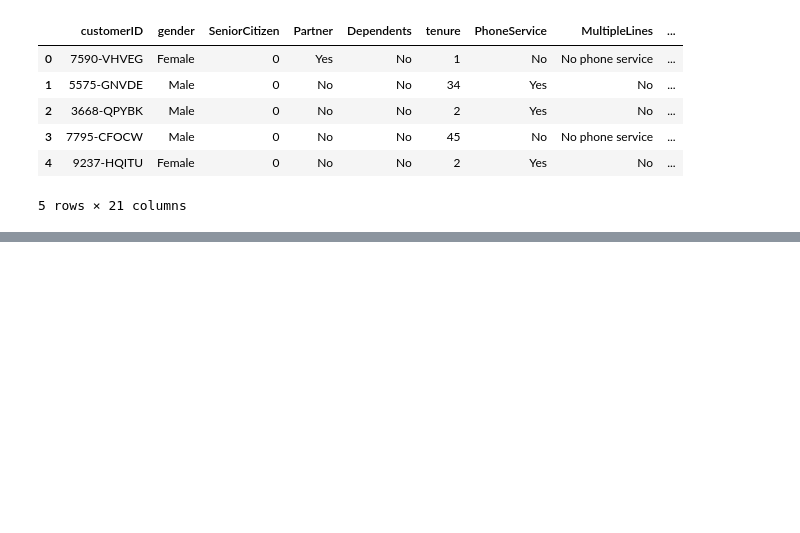
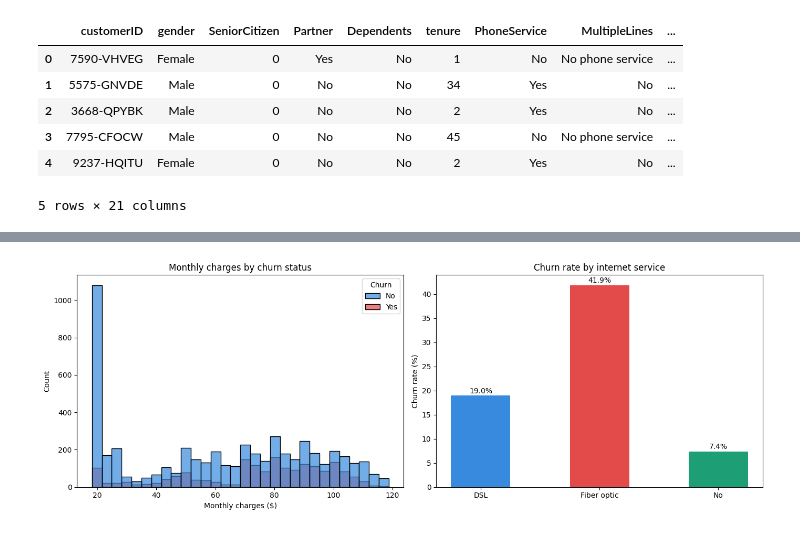
Before and after one commit to beatriceishaku/Customer-Churn-Prediction, a Jupyter notebook: notebooks/01_eda.ipynb, the cells around one changed output, grey strips where cells are left out. Cells and saved outputs as stored; diff of their text form; code cells hidden in the pictures; blank space fills up the shorter version.

```diff
--- a/notebooks/01_eda.ipynb
+++ b/notebooks/01_eda.ipynb
@@ -17,0 +115,28 @@ df.head()
+# %%
+fig, axes = plt.subplots(1, 2, figsize=(14, 5))
+
+sns.histplot(data=df, x='MonthlyCharges', hue='Churn',
+             bins=30, palette={'No': '#378ADD', 'Yes': '#E24B4A'},
+             alpha=0.7, ax=axes[0])
+axes[0].set_title('Monthly charges by churn status')
+axes[0].set_xlabel('Monthly charges ($)')
+
+internet_churn = df.groupby('InternetService')['Churn'].apply(
+    lambda x: (x == 'Yes').mean() * 100).reset_index()
+internet_churn.columns = ['InternetService', 'ChurnRate']
+
+axes[1].bar(internet_churn['InternetService'],
+            internet_churn['ChurnRate'],
+            color=['#378ADD', '#E24B4A', '#1D9E75'],
+            width=0.5)
+axes[1].set_title('Churn rate by internet service')
+axes[1].set_ylabel('Churn rate (%)')
+for i, row in internet_churn.iterrows():
+    axes[1].text(i, row['ChurnRate'] + 0.5,
+                 f"{row['ChurnRate']:.1f}%", ha='center')
+
+plt.tight_layout()
+plt.savefig('../charges_internet_churn.png',  dpi=150)
+plt.show()
+# %% [output]
+[figure, added]
```
Also changed, not shown: parts of 5 cells of this notebook, 4 other files.
